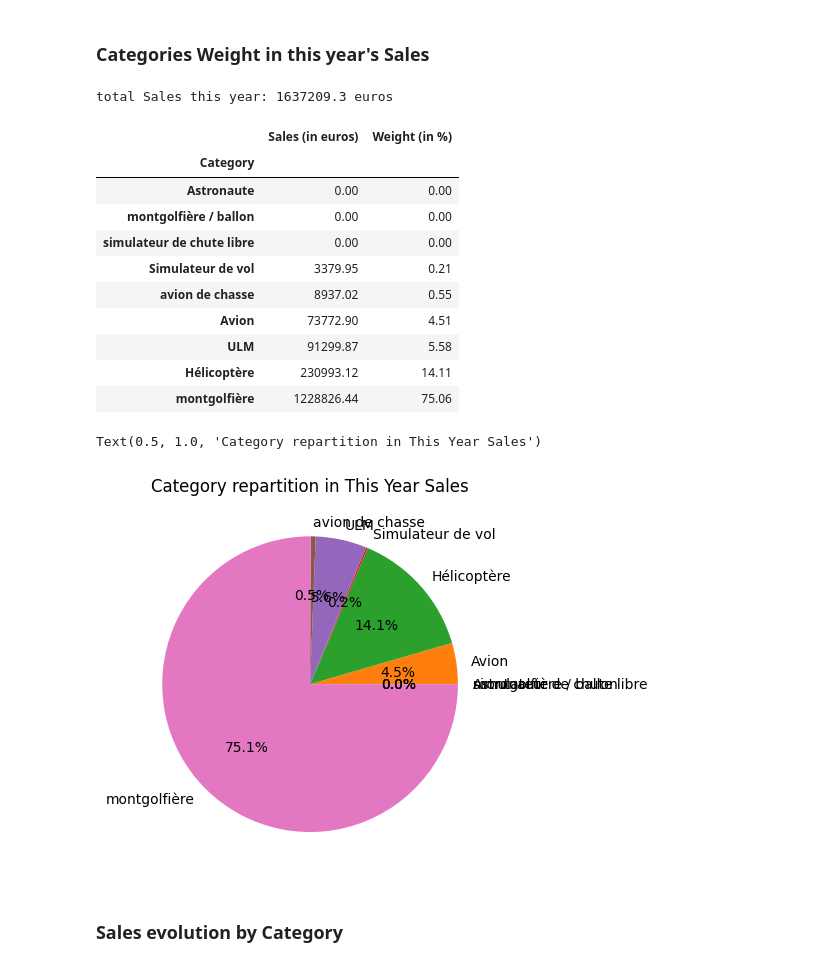
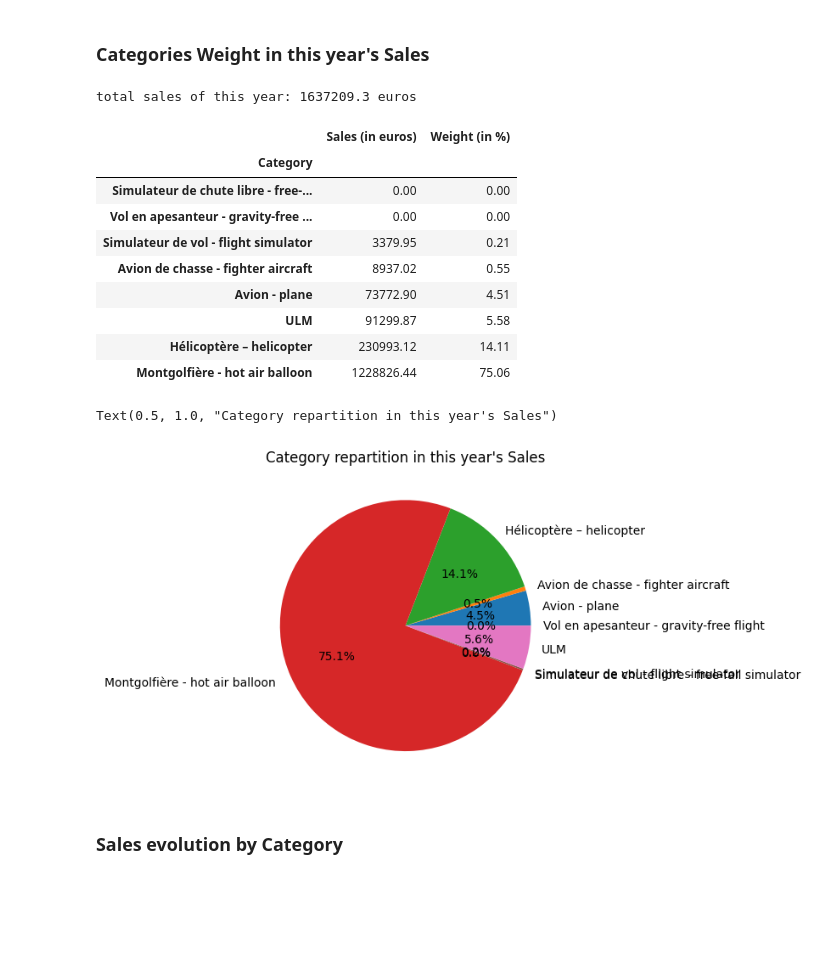
Before and after one commit to Alhuin/SmartBoxAnalysis, a Jupyter notebook: SmartBoxAnalysis.ipynb, the cells around one changed output. Drawn from its saved outputs; the diff is of its cells as text; code cells hidden in the pictures; blank space fills up the shorter version.

```diff
--- a/SmartBoxAnalysis.ipynb
+++ b/SmartBoxAnalysis.ipynb
@@ -75,12 +75,16 @@ sales.describe(exclude=["int64", "string", "category"])
 # %% [markdown]
 ### Categories Weight in last year's Sales
 # %%
-sales_by_category = sales.groupby("Category")["Sales"].sum()
-sales_by_category_last_year = sales.groupby("Category")["Sales Last Year"].sum()
-categories = sales_by_category.keys()
+total_sales = sales["Sales"].sum()
+total_sales_last_year = sales["Sales Last Year"].sum()
+print(f'total sales of last year: {total_sales_last_year.round(2)} euros')
+sales_by_category = pd.Series(sales.groupby("Category")["Sales"].sum(), name="Sales (in euros)")
+sales_by_category_last_year = pd.Series(sales.groupby("Category")["Sales Last Year"].sum(), name="Sales Last Year (in euros)")
+weight_last_year = pd.Series((sales_by_category_last_year * 100 / total_sales_last_year).round(2), name="Weight (in %)")
+weight = pd.Series((sales_by_category * 100 / total_sales).round(2), name="Weight (in %)")
 
-print(sales_by_category_last_year.sort_values())
+display(pd.concat([sales_by_category_last_year, weight_last_year], axis=1).sort_values(by="Weight (in %)"))
 fig, ax = plt.subplots()
 ax.pie(sales_by_category_last_year, labels=sales_by_category_last_year.keys(), autopct='%1.1f%%')
-ax.set_title("Category repartition in Last Year Sales")
+ax.set_title(f"Category repartition in last year's Sales")
 # %% [output]
@@ -102,25 +105,25 @@ Text(0.5, 1.0, 'Category repartition in Last Year Sales')
 
 ### Categories Weight in this year's Sales
 # %%
-print(sales_by_category.sort_values())
+print(f'total sales of this year: {total_sales.round(2)} euros')
+display(pd.concat([sales_by_category, weight], axis=1).sort_values(by="Weight (in %)"))
 fig, ax = plt.subplots()
-ax.pie(sales_by_category, labels=categories, autopct='%1.1f%%')
-ax.set_title("Category repartition in This Year Sales")
+ax.pie(sales_by_category, labels=sales_by_category.keys(), autopct='%1.1f%%')
+ax.set_title(f"Category repartition in this year's Sales")
 # %% [output]
-total Sales this year: 1637209.3 euros
+total sales of this year: 1637209.3 euros
 |  | Sales (in euros) | Weight (in %) |
 | Category |  |  |
-| Astronaute | 0.00 | 0.00 |
-| montgolfière / ballon | 0.00 | 0.00 |
-| simulateur de chute libre | 0.00 | 0.00 |
-| Simulateur de vol | 3379.95 | 0.21 |
-| avion de chasse | 8937.02 | 0.55 |
-| Avion | 73772.90 | 4.51 |
+| Simulateur de chute libre - free-... | 0.00 | 0.00 |
+| Vol en apesanteur - gravity-free ... | 0.00 | 0.00 |
+| Simulateur de vol - flight simulator | 3379.95 | 0.21 |
+| Avion de chasse - fighter aircraft | 8937.02 | 0.55 |
+| Avion - plane | 73772.90 | 4.51 |
 | ULM | 91299.87 | 5.58 |
-| Hélicoptère | 230993.12 | 14.11 |
-| montgolfière | 1228826.44 | 75.06 |
+| Hélicoptère – helicopter | 230993.12 | 14.11 |
+| Montgolfière - hot air balloon | 1228826.44 | 75.06 |
-Text(0.5, 1.0, 'Category repartition in This Year Sales')
+Text(0.5, 1.0, "Category repartition in this year's Sales")
-[figure, old version]
+[figure, new version]
 # %% [markdown]
 ### Sales evolution by Category
 # %%
```
Also changed, not shown: parts of 25 cells of this notebook.
